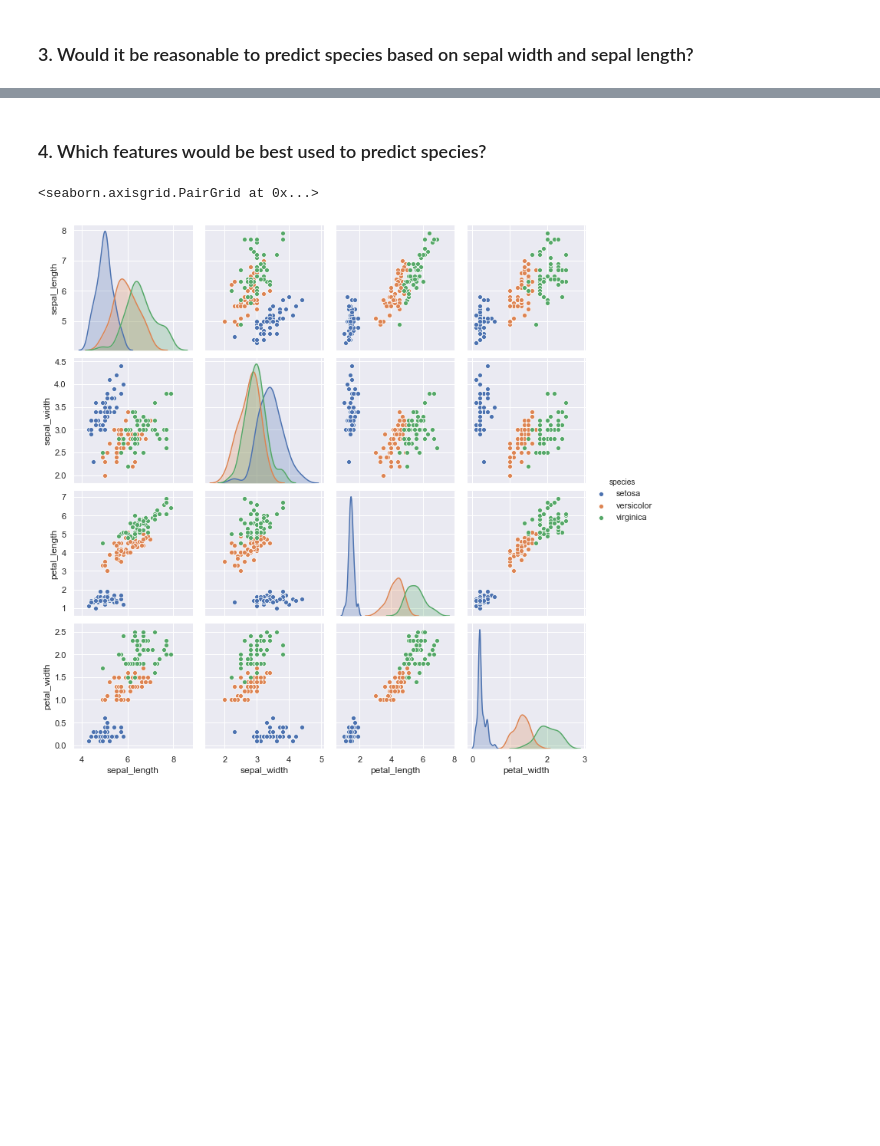
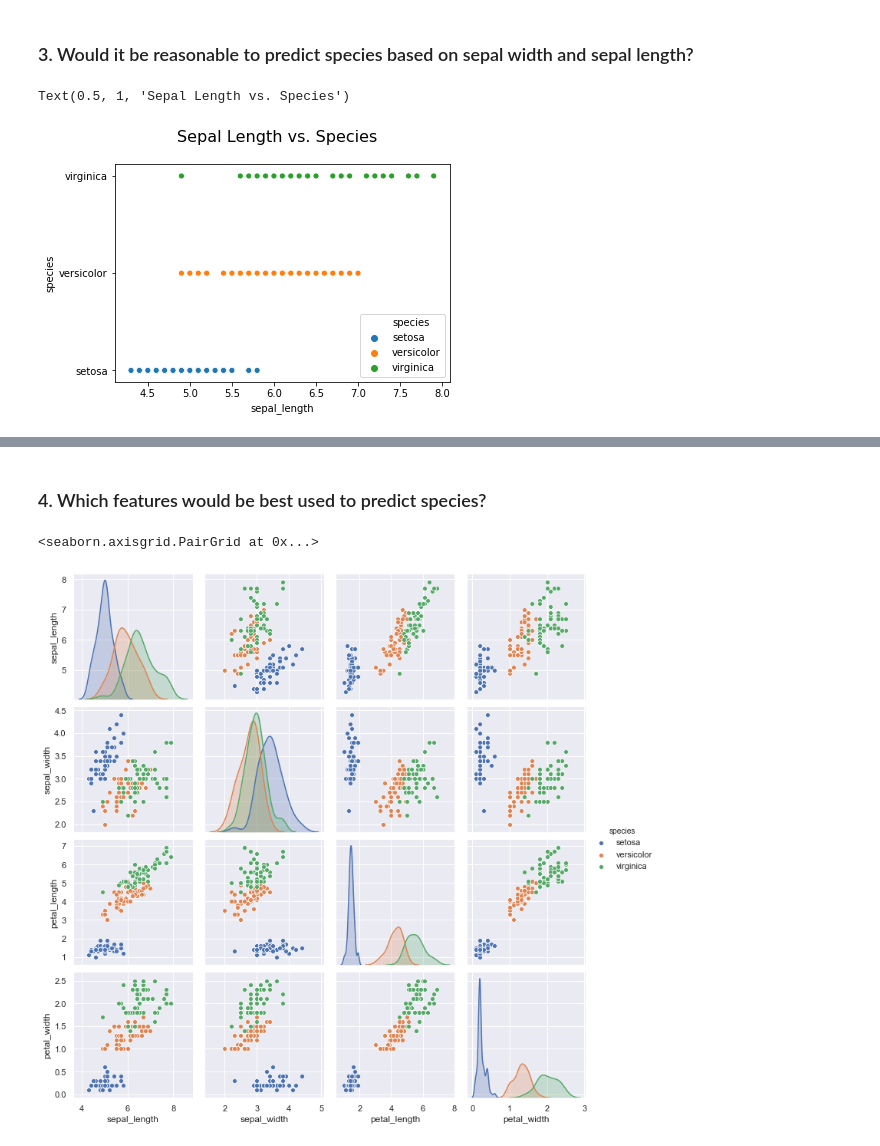
Before and after one commit to ThompsonBethany01/numpy-pandas-visualization-exercises, a Jupyter notebook: seaborn_exercises.ipynb, the cells around one changed output, grey strips where cells are left out. Drawn from its saved outputs; the diff is of its cells as text; code cells hidden in the pictures; blank space fills up the shorter version.

```diff
--- a/seaborn_exercises.ipynb
+++ b/seaborn_exercises.ipynb
@@ -58,2 +58,9 @@ Text(0.5, 1, 'Petal Length vs. Width')
 # %% [markdown]
 ### 3. Would it be reasonable to predict species based on sepal width and sepal length?
+# %%
+#plotting relationship between species and sepal length
+sns.scatterplot(x="sepal_length", y="species", data=iris, hue = 'species')
+plt.suptitle("Sepal Length vs. Species", y=1, fontsize = 16)
+# %% [output]
+Text(0.5, 1, 'Sepal Length vs. Species')
+[figure, added]
```
Also changed, not shown: parts of 36 cells of this notebook.
